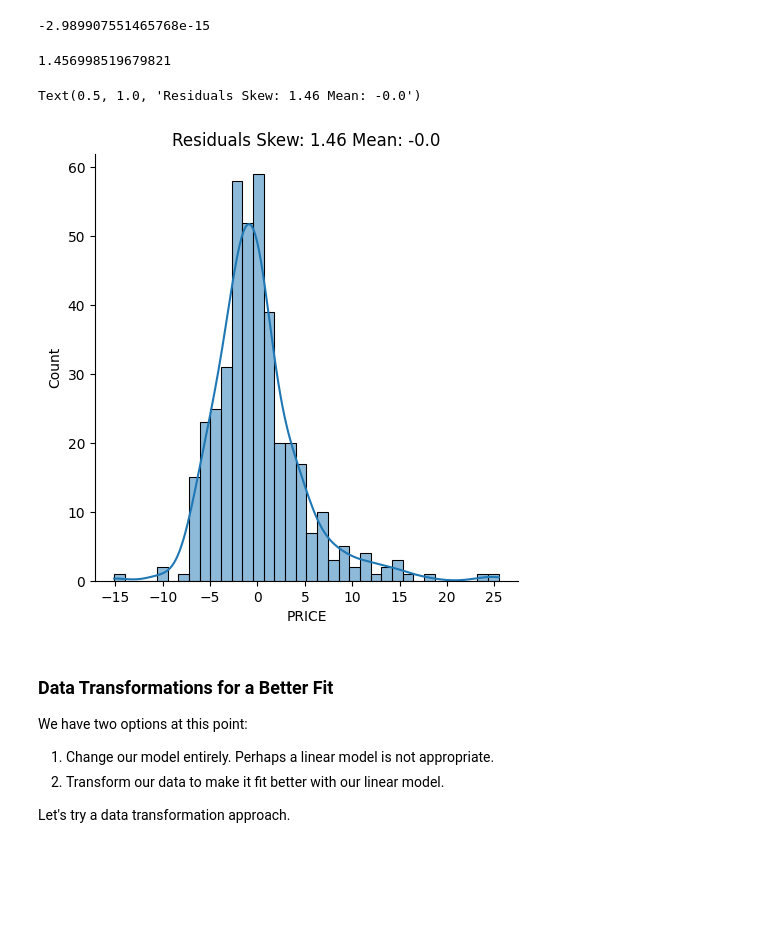
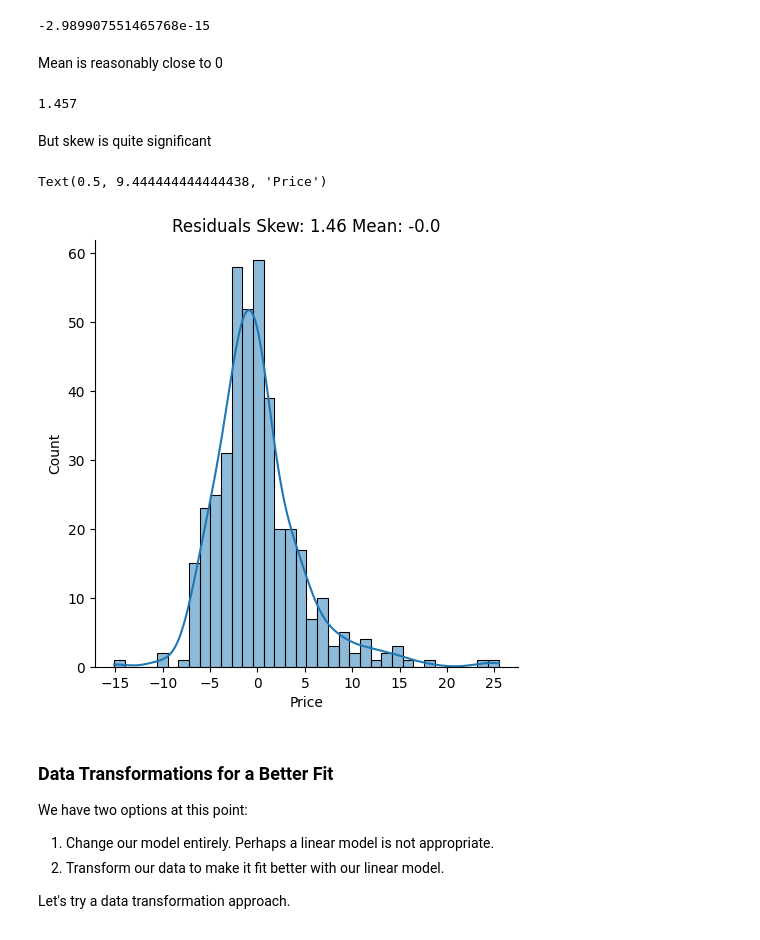
Before and after one commit to DamiTheCraftyPythonista/Data-Analysis-example-project-Property-Valuation-model, a Jupyter notebook: Multivariable_Regression_and_Valuation_Model_(start).ipynb, the cells around one changed output. Cells and saved outputs as stored; diff of their text form; code cells hidden in the pictures; blank space fills up the shorter version.

```diff
--- a/Multivariable_Regression_and_Valuation_Model_(start).ipynb
+++ b/Multivariable_Regression_and_Valuation_Model_(start).ipynb
@@ -495,17 +495,22 @@ mean = residuals.mean()
 mean
 # %% [output]
 -2.989907551465768e-15
+# %% [markdown]
+Mean is reasonably close to 0
 # %%
-skew = residuals.skew()
+skew = round(residuals.skew(), 4)
 skew
 # %% [output]
-1.456998519679821
+1.457
+# %% [markdown]
+But skew is quite significant
 # %%
 sns.displot(residuals, kde=True)
 plt.title(f'Residuals Skew: {round(skew, 2)} Mean: {round(mean, 2)}')
+plt.xlabel('Price')
 # %% [output]
-Text(0.5, 1.0, 'Residuals Skew: 1.46 Mean: -0.0')
+Text(0.5, 9.444444444444438, 'Price')
-[figure, old version]
+[figure, new version]
 # %% [markdown]
 ### Data Transformations for a Better Fit
 
```
Also changed, not shown: parts of 1 cell of this notebook.
